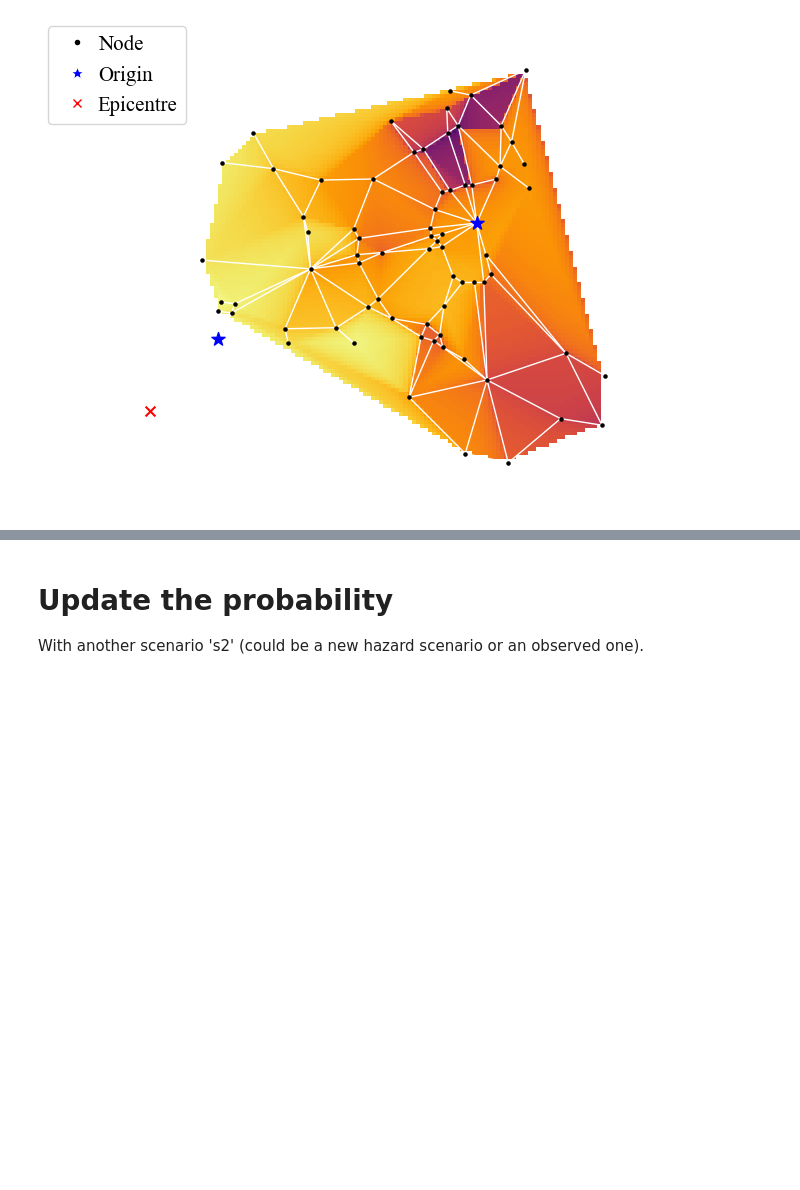
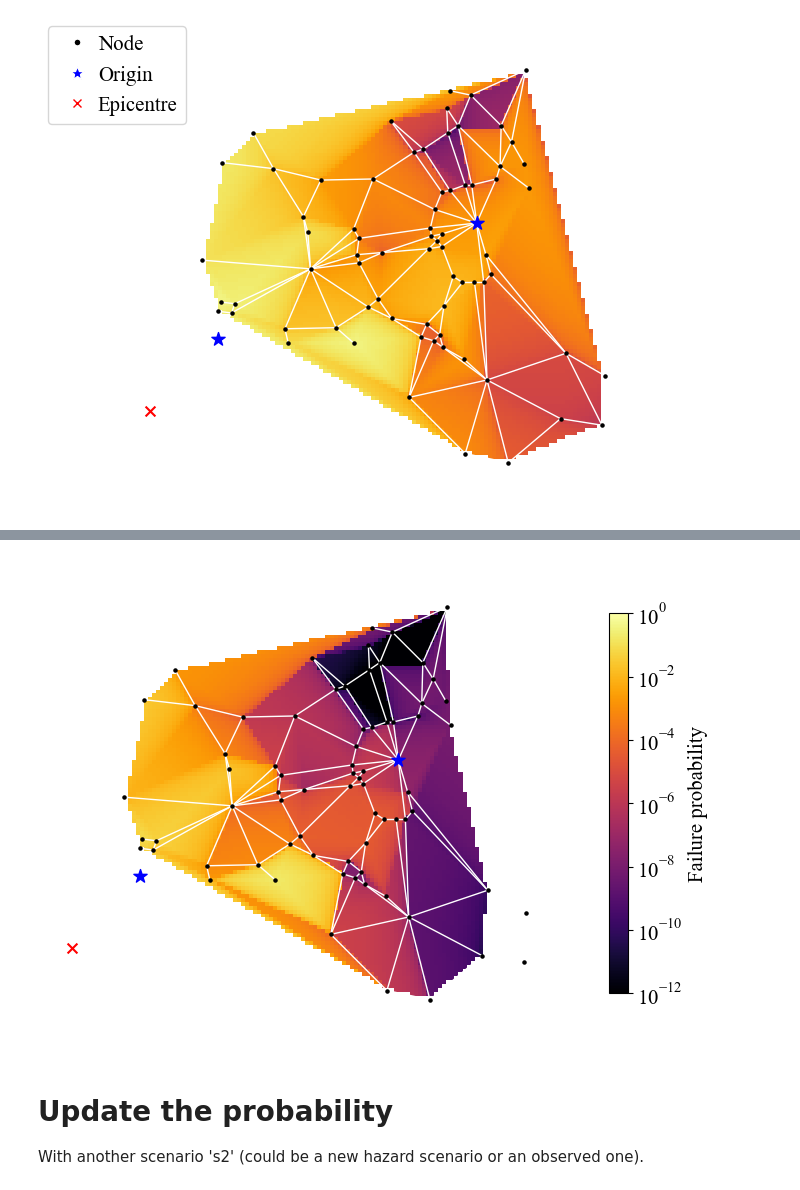
Before and after one commit to jieunbyun/BNS-JT, a Jupyter notebook: BNS_JT/demos/pf_map/post.ipynb, the cells around one changed output, grey strips where cells are left out. Drawn from its saved outputs; the diff is of its cells as text; code cells hidden in the pictures; blank space fills up the shorter version.

```diff
--- a/BNS_JT/demos/pf_map/post.ipynb
+++ b/BNS_JT/demos/pf_map/post.ipynb
@@ -267,0 +221,4 @@ draw_pf_map(node_coords, node_pfs, arcs, epi_loc, os_list, cfg.infra['eq']['s1']
+# %%
+node = 'n1'
+pf, time, pf_bnd, cov = cal_prob_dep( node, cfg, 's1', output_path )
+print(pf, time, pf_bnd, cov)
@@ -268,3 +344,7 @@ draw_pf_map(node_coords, node_pfs, arcs, epi_loc, os_list, cfg.infra['eq']['s1']
+# %%
+draw_pf_map(node_coords, pfs_1d, arcs, epi_loc, os_list,cfg.infra['eq']['s1']['Mw'], 'pf_map1d.png', is_legend = False, is_cmap = True, margin=[-0.2, 1.0, 0.99, 0.0])
+# %% [output]
+[figure, added]
 # %% [markdown]
 # Update the probability
 
```
Also changed, not shown: parts of 13 cells of this notebook, 2 other files.
